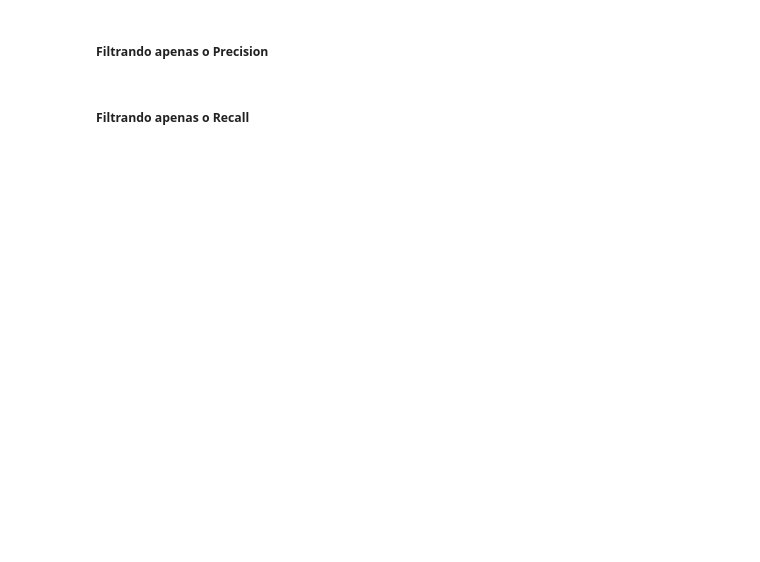
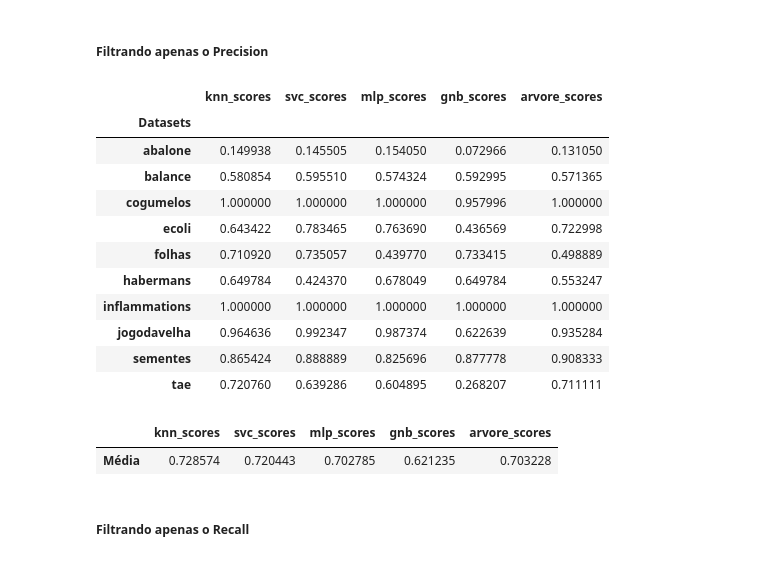
Before and after one commit to clebsonluiz/UAST-2021.1-REC-PAD, a Jupyter notebook: REC-PAD-2021_1.ipynb, the cells around one changed output. Saved outputs shown, nothing was run; the diff lists cells and outputs as text; code cells hidden in the pictures; blank space fills up the shorter version.

```diff
--- a/REC-PAD-2021_1.ipynb
+++ b/REC-PAD-2021_1.ipynb
@@ -70,7 +92,29 @@ filter_datasets("main_score")
 # %% [markdown]
 ##### Filtrando apenas o Precision
 # %%
-filter_datasets("Precision")
+_temp = filter_datasets("Precision")
+_temp
+# %% [output]
+|  | knn_scores | svc_scores | mlp_scores | gnb_scores | arvore_scores |
+| Datasets |  |  |  |  |  |
+| abalone | 0.149938 | 0.145505 | 0.154050 | 0.072966 | 0.131050 |
+| balance | 0.580854 | 0.595510 | 0.574324 | 0.592995 | 0.571365 |
+| cogumelos | 1.000000 | 1.000000 | 1.000000 | 0.957996 | 1.000000 |
+| ecoli | 0.643422 | 0.783465 | 0.763690 | 0.436569 | 0.722998 |
+| folhas | 0.710920 | 0.735057 | 0.439770 | 0.733415 | 0.498889 |
+| habermans | 0.649784 | 0.424370 | 0.678049 | 0.649784 | 0.553247 |
+| inflammations | 1.000000 | 1.000000 | 1.000000 | 1.000000 | 1.000000 |
+| jogodavelha | 0.964636 | 0.992347 | 0.987374 | 0.622639 | 0.935284 |
+| sementes | 0.865424 | 0.888889 | 0.825696 | 0.877778 | 0.908333 |
+| tae | 0.720760 | 0.639286 | 0.604895 | 0.268207 | 0.711111 |
+# %%
+media_temp = []
+for col in _temp.columns:
+    media_temp.append(np.mean(_temp[col]))
+pd.DataFrame([media_temp], index=['Média'], columns=_temp.columns.values)
+# %% [output]
+|  | knn_scores | svc_scores | mlp_scores | gnb_scores | arvore_scores |
+| Média | 0.728574 | 0.720443 | 0.702785 | 0.621235 | 0.703228 |
 # %% [markdown]
 ##### Filtrando apenas o Recall
 # %%
```
Also changed, not shown: parts of 11 cells of this notebook, 9 other files.
